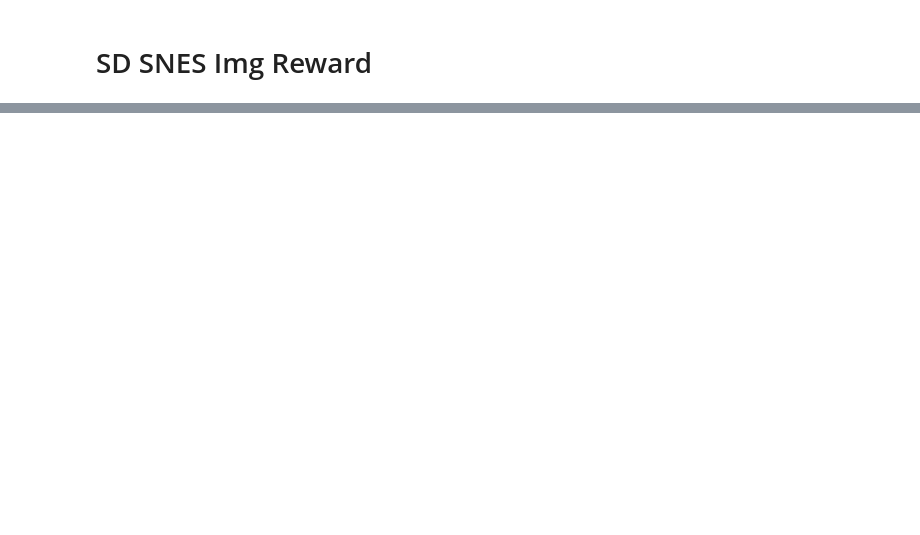
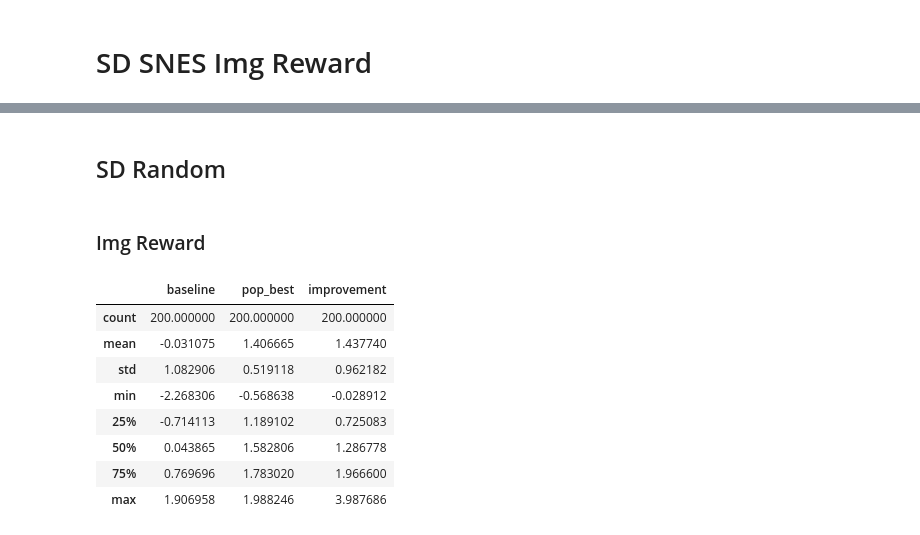
Before and after one commit to pjjajal/diffusion-trajectory, a Jupyter notebook: analysis.ipynb, the cells around one changed output, grey strips where cells are left out. Saved outputs shown, nothing was run; the diff lists cells and outputs as text; code cells hidden in the pictures; blank space fills up the shorter version.

```diff
--- a/analysis.ipynb
+++ b/analysis.ipynb
@@ -89,0 +130,39 @@ dataset = create_dataset(cfg)
+# %%
+def get_wandb_logs(api, run_path):
+    # Fetch the run
+    run = api.run(run_path)
+    scan_history = run.scan_history()  # Fetch the scan history
+
+    # Flatten the logs
+    flattened_logs = [flatten_log(log) for log in scan_history]
+    all_data = pd.DataFrame(flattened_logs)
+    return all_data
+# %%
+def compute_deltas(data, up_to_step=15):
+    data = data[
+        [
+            "step",
+            "pop_best_eval",
+            "median_eval",
+            "mean_eval",
+            "prompt",
+            "running_time",
+            "memory",
+        ]
+    ]
+
+    step_0 = data[data["step"] == 0]
+    all_other_steps = data[data["step"] != 0]
+
+    baseline_pop_best = step_0.groupby("prompt")["pop_best_eval"].agg(["mean"])
+    pop_bests = (
+        all_other_steps.loc[all_other_steps["step"] <= up_to_step]
+        .groupby("prompt")["pop_best_eval"]
+        .agg(["max"])
+    )
+    joined_data = baseline_pop_best.join(pop_bests)
+    joined_data["delta"] = joined_data["max"] - joined_data["mean"]
+    joined_data = joined_data.rename(columns={"mean": "baseline", "max": "pop_best"})
+    joined_data = joined_data.reset_index()
+    joined_data = joined_data.rename(columns={"mean": "baseline", "max": "pop_best", "delta": "improvement"})
+    return joined_data
@@ -89,0 +193,20 @@ dataset = create_dataset(cfg)
+# %%
+# Initialize WandB
+api = wandb.Api(timeout=60)
+# %% [markdown]
+## SD Random
+# %% [markdown]
+### Img Reward
+# %%
+data = get_wandb_logs(api, "pjajal/inference-diffusion-noise-optim/skl06y3a")
+compute_deltas(data, up_to_step=15).describe()
+# %% [output]
+|  | baseline | pop_best | improvement |
+| count | 200.000000 | 200.000000 | 200.000000 |
+| mean | -0.031075 | 1.406665 | 1.437740 |
+| std | 1.082906 | 0.519118 | 0.962182 |
+| min | -2.268306 | -0.568638 | -0.028912 |
+| 25% | -0.714113 | 1.189102 | 0.725083 |
+| 50% | 0.043865 | 1.582806 | 1.286778 |
+| 75% | 0.769696 | 1.783020 | 1.966600 |
+| max | 1.906958 | 1.988246 | 3.987686 |
```
Also changed, not shown: parts of 45 cells of this notebook.
